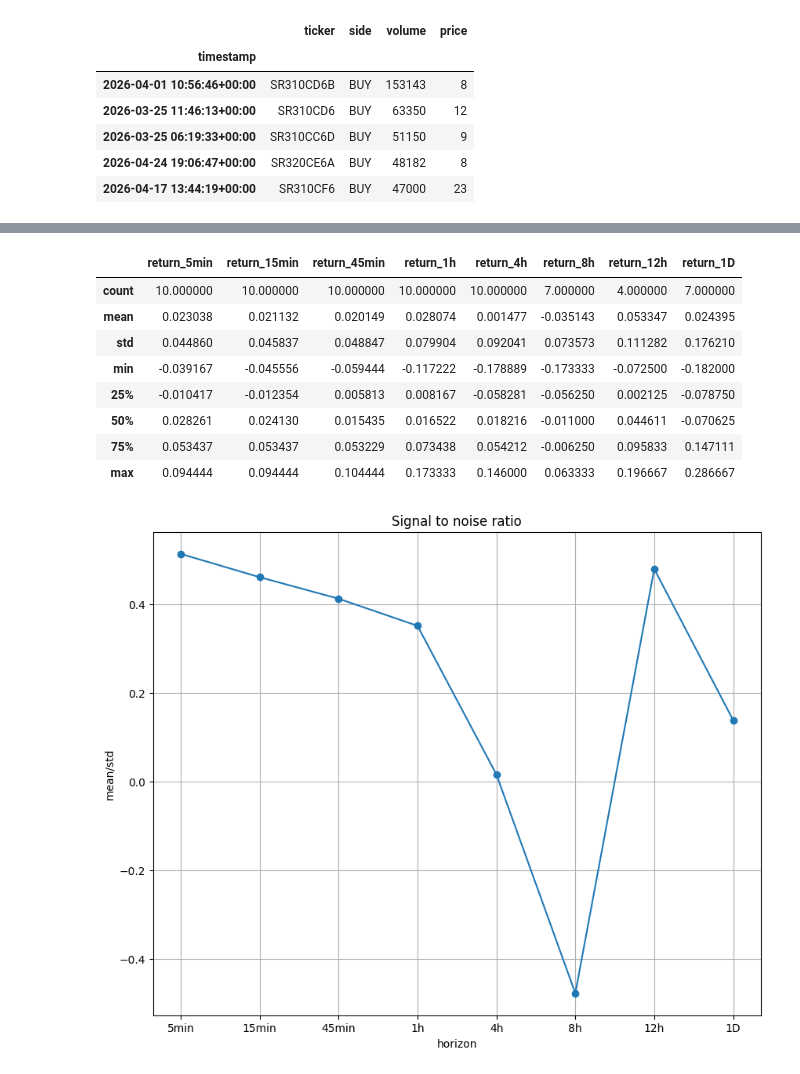
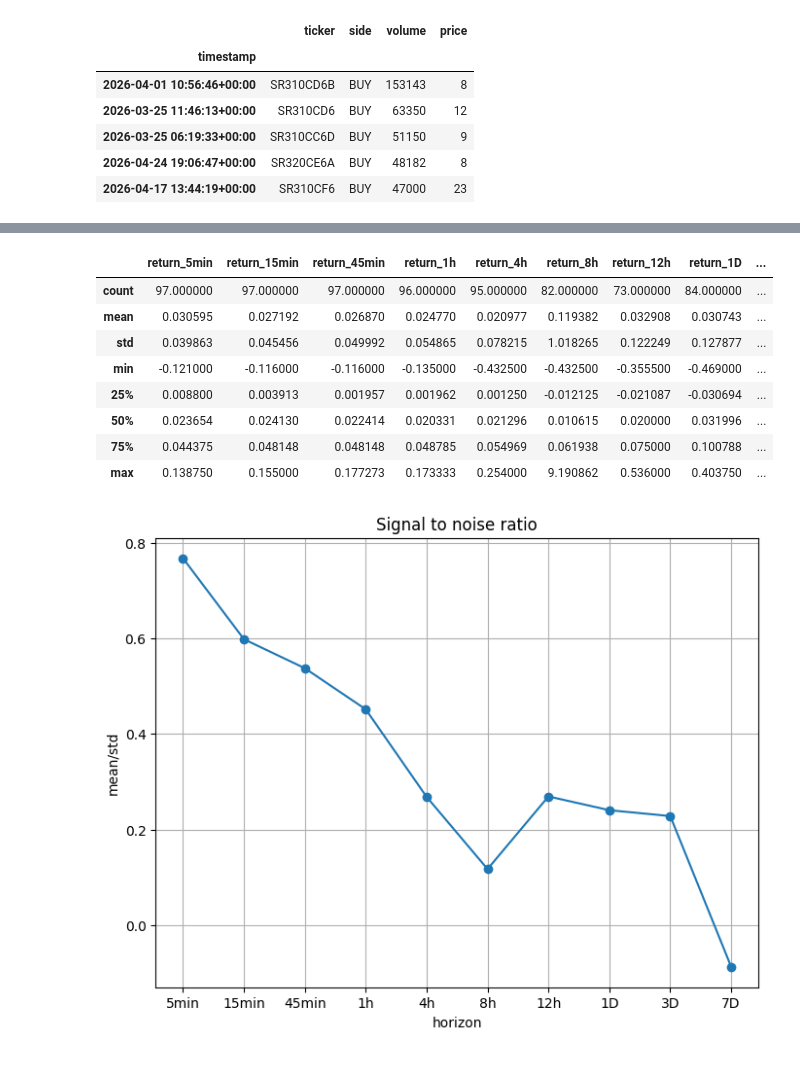
Before and after one commit to SigmaFlowX/Moex-Options-, a Jupyter notebook: notebooks/orders_analysis.ipynb, the cells around one changed output, grey strips where cells are left out. Drawn from its saved outputs; the diff is of its cells as text; code cells hidden in the pictures.

```diff
--- a/notebooks/orders_analysis.ipynb
+++ b/notebooks/orders_analysis.ipynb
@@ -53,7 +54,7 @@ buy_df.head()
 | 2026-04-24 19:06:47+00:00 | SR320CE6A | BUY | 48182 | 8 |
 | 2026-04-17 13:44:19+00:00 | SR310CF6 | BUY | 47000 | 23 |
 # %%
-top_10_buy_df = buy_df.head(10)
+top_10_buy_df = buy_df.head(100)
 top_10_buy_df
 # %% [output]
 |  | ticker | side | volume | price |
@@ -118,7 +119,7 @@ base = pd.merge_asof(
     direction='backward'
 ).rename(columns={'mid_price': 'mid_0'})
 # %%
-horizons = ['5min', '15min', '45min','1h', '4h', '8h', '12h', '1D', ]
+horizons = ['5min', '15min', '45min','1h', '4h', '8h', '12h', '1D', '3D', '7D']
 
 base = base.reset_index(drop=True)
 
@@ -143,5 +144,8 @@ for h in horizons:
     base[f'mid_{h}'] = tmp['mid_price'].values
 # %%
 for h in horizons:
-    base[f'return_{h}'] = (base[f'mid_{h}'] - base['price']) / base['price']
-base.head()
+    col = f'return_{h}'
+
+    base[col] = (base[f'mid_{h}'] - base['price']) / base['price']
+
+    base.loc[~np.isfinite(base[col]), col] = np.nan
@@ -156,29 +152,29 @@ base.head()
 # %%
 base[[f'return_{h}' for h in horizons]].describe()
 # %% [output]
-|  | return_5min | return_15min | return_45min | return_1h | return_4h | return_8h | return_12h | return_1D |
-| count | 10.000000 | 10.000000 | 10.000000 | 10.000000 | 10.000000 | 7.000000 | 4.000000 | 7.000000 |
-| mean | 0.023038 | 0.021132 | 0.020149 | 0.028074 | 0.001477 | -0.035143 | 0.053347 | 0.024395 |
-| std | 0.044860 | 0.045837 | 0.048847 | 0.079904 | 0.092041 | 0.073573 | 0.111282 | 0.176210 |
-| min | -0.039167 | -0.045556 | -0.059444 | -0.117222 | -0.178889 | -0.173333 | -0.072500 | -0.182000 |
-| 25% | -0.010417 | -0.012354 | 0.005813 | 0.008167 | -0.058281 | -0.056250 | 0.002125 | -0.078750 |
-| 50% | 0.028261 | 0.024130 | 0.015435 | 0.016522 | 0.018216 | -0.011000 | 0.044611 | -0.070625 |
-| 75% | 0.053437 | 0.053437 | 0.053229 | 0.073438 | 0.054212 | -0.006250 | 0.095833 | 0.147111 |
-| max | 0.094444 | 0.094444 | 0.104444 | 0.173333 | 0.146000 | 0.063333 | 0.196667 | 0.286667 |
+|  | return_5min | return_15min | return_45min | return_1h | return_4h | return_8h | return_12h | return_1D | ... |
+| count | 97.000000 | 97.000000 | 97.000000 | 96.000000 | 95.000000 | 82.000000 | 73.000000 | 84.000000 | ... |
+| mean | 0.030595 | 0.027192 | 0.026870 | 0.024770 | 0.020977 | 0.119382 | 0.032908 | 0.030743 | ... |
+| std | 0.039863 | 0.045456 | 0.049992 | 0.054865 | 0.078215 | 1.018265 | 0.122249 | 0.127877 | ... |
+| min | -0.121000 | -0.116000 | -0.116000 | -0.135000 | -0.432500 | -0.432500 | -0.355500 | -0.469000 | ... |
+| 25% | 0.008800 | 0.003913 | 0.001957 | 0.001962 | 0.001250 | -0.012125 | -0.021087 | -0.030694 | ... |
+| 50% | 0.023654 | 0.024130 | 0.022414 | 0.020331 | 0.021296 | 0.010615 | 0.020000 | 0.031996 | ... |
+| 75% | 0.044375 | 0.048148 | 0.048148 | 0.048785 | 0.054969 | 0.061938 | 0.075000 | 0.100788 | ... |
+| max | 0.138750 | 0.155000 | 0.177273 | 0.173333 | 0.254000 | 9.190862 | 0.536000 | 0.403750 | ... |
 # %%
 snr = []
 
 for h in horizons:
     col = f'return_{h}'
     s = base[col].dropna()
     snr.append(s.mean() / s.std())
 
-fig = plt.figure(figsize=(10,8))
+fig = plt.figure(figsize=(8,6))
 plt.plot(horizons, snr, marker='o')
 plt.title("Signal to noise ratio")
 plt.xlabel("horizon")
 plt.ylabel("mean/std")
 plt.grid()
 plt.show()
 # %% [output]
-[figure, old version]
+[figure, new version]
```
Also changed, not shown: parts of 6 cells of this notebook.
